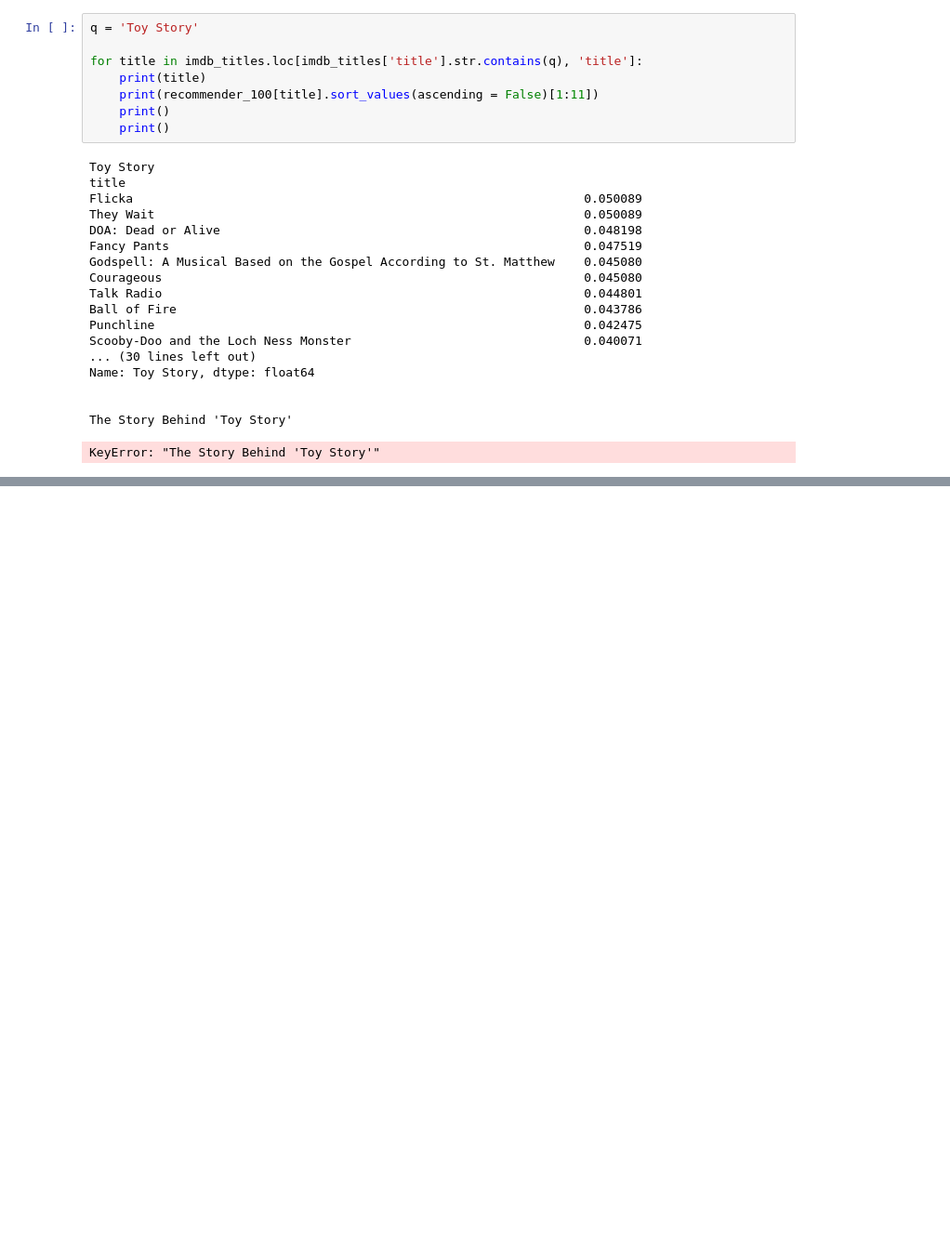
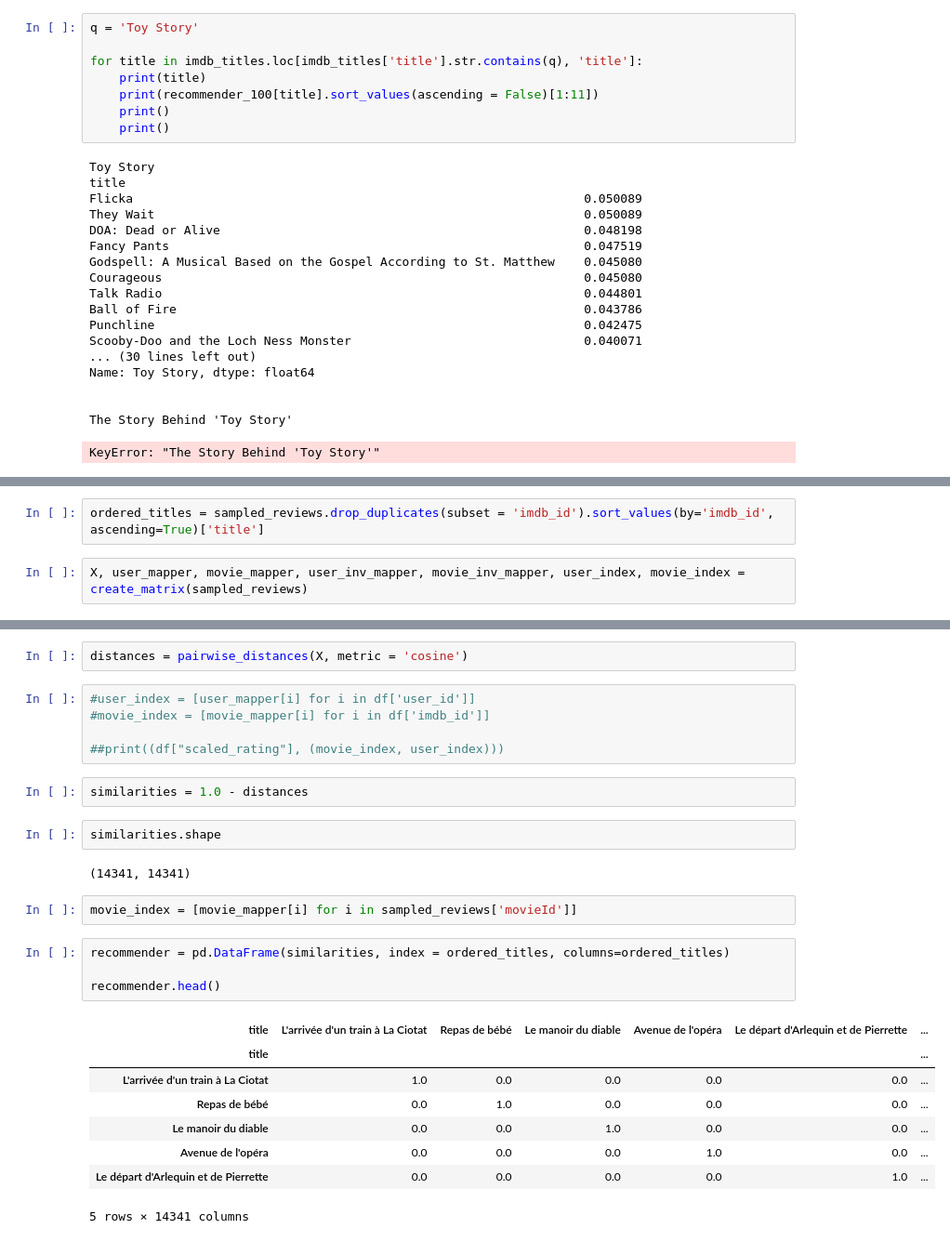
Before and after one commit to jackfrantz/Movie-Recommender-System, a Jupyter notebook: Code_Notebooks/3_Modeling.ipynb, the cells around one changed output, grey strips where cells are left out. Shown at 93% size. Saved outputs shown, nothing was run; the diff lists cells and outputs as text; blank space fills up the shorter version.

Commit message:
created function to make sparse matrix without using pivot table

```diff
--- a/Code_Notebooks/3_Modeling.ipynb
+++ b/Code_Notebooks/3_Modeling.ipynb
@@ -238,0 +263,4 @@ KeyError: "The Story Behind 'Toy Story'"
+# %%
+ordered_titles = sampled_reviews.drop_duplicates(subset = 'imdb_id').sort_values(by='imdb_id', ascending=True)['title']
+# %%
+X, user_mapper, movie_mapper, user_inv_mapper, movie_inv_mapper, user_index, movie_index = create_matrix(sampled_reviews)
@@ -238,0 +291,28 @@ KeyError: "The Story Behind 'Toy Story'"
+# %%
+distances = pairwise_distances(X, metric = 'cosine')
+# %%
+#user_index = [user_mapper[i] for i in df['user_id']]
+#movie_index = [movie_mapper[i] for i in df['imdb_id']]
+
+##print((df["scaled_rating"], (movie_index, user_index)))
+# %%
+similarities = 1.0 - distances
+# %%
+similarities.shape
+# %% [output]
+(14341, 14341)
+# %%
+movie_index = [movie_mapper[i] for i in sampled_reviews['movieId']]
+# %%
+recommender = pd.DataFrame(similarities, index = ordered_titles, columns=ordered_titles)
+
+recommender.head()
+# %% [output]
+| title | L'arrivée d'un train à La Ciotat | Repas de bébé | Le manoir du diable | Avenue de l'opéra | Le départ d'Arlequin et de Pierrette | ... |
+| title |  |  |  |  |  | ... |
+| L'arrivée d'un train à La Ciotat | 1.0 | 0.0 | 0.0 | 0.0 | 0.0 | ... |
+| Repas de bébé | 0.0 | 1.0 | 0.0 | 0.0 | 0.0 | ... |
+| Le manoir du diable | 0.0 | 0.0 | 1.0 | 0.0 | 0.0 | ... |
+| Avenue de l'opéra | 0.0 | 0.0 | 0.0 | 1.0 | 0.0 | ... |
+| Le départ d'Arlequin et de Pierrette | 0.0 | 0.0 | 0.0 | 0.0 | 1.0 | ... |
+5 rows × 14341 columns
```
Also changed, not shown: parts of 5 cells of this notebook.
